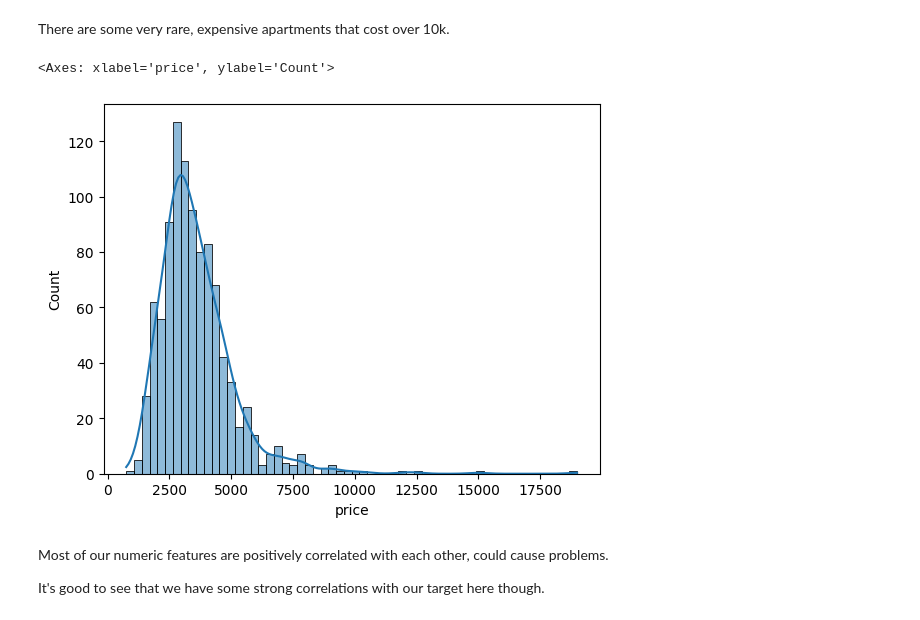
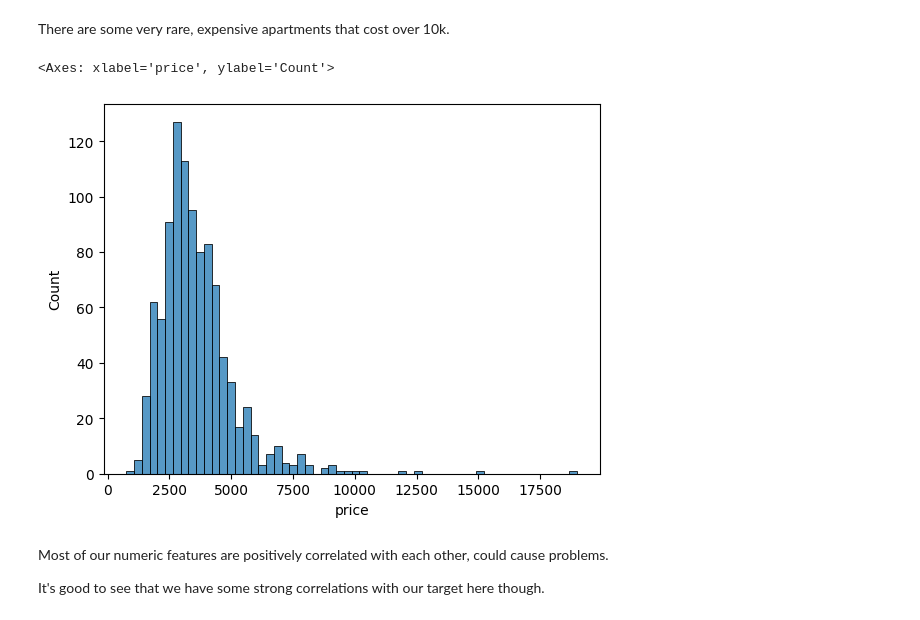
Before and after one commit to Proftg/SAN-FRANCISCO-RENT-PRICES, a Jupyter notebook: regression_modelling_project.ipynb, the cells around one changed output. Saved outputs shown, nothing was run; the diff lists cells and outputs as text; code cells hidden in the pictures.

```diff
--- a/regression_modelling_project.ipynb
+++ b/regression_modelling_project.ipynb
@@ -97,10 +97,10 @@ rentals_df.describe()
 # %% [markdown]
 There are some very rare, expensive apartments that cost over 10k.
 # %%
-sns.histplot(rentals_df, x="price", kde=True)
+sns.histplot(rentals_df, x="price")
 # %% [output]
 <Axes: xlabel='price', ylabel='Count'>
-[figure, old version]
+[figure, new version]
 # %% [markdown]
 Most of our numeric features are positively correlated with each other, could cause problems.
 
```
Also changed, not shown: parts of 2 cells of this notebook.
